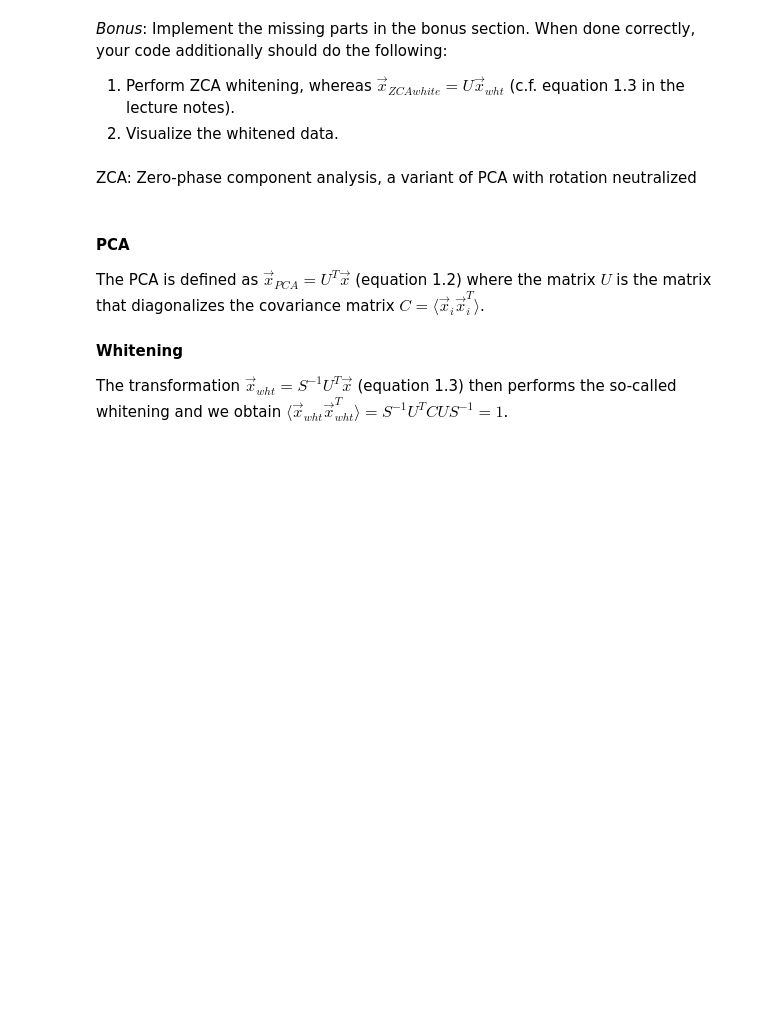
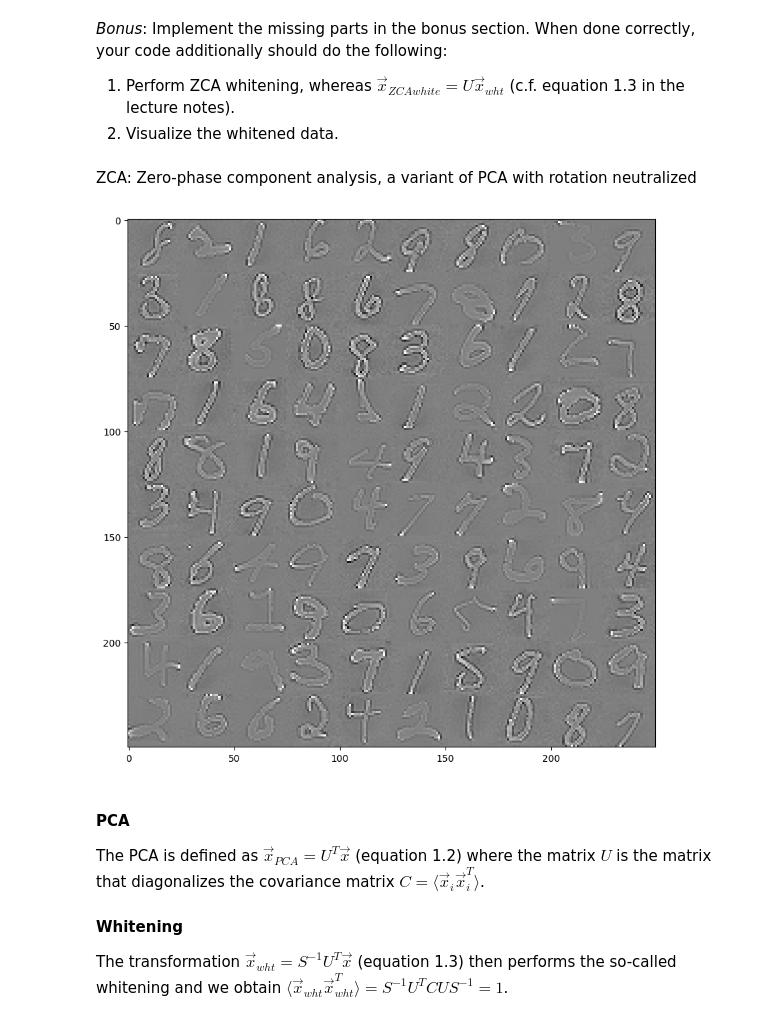
Before and after one commit to lorenz-reichert/maschinelles-lernen-2026, a Jupyter notebook: exercise_1.ipynb, the cells around one changed output. Cells and saved outputs as stored; diff of their text form; code cells hidden in the pictures; blank space fills up the shorter version.

```diff
--- a/exercise_1.ipynb
+++ b/exercise_1.ipynb
@@ -294,24 +295,29 @@ ZCA: Zero-phase component analysis, a variant of PCA with rotation neutralized
 # %%
 #% TODO epsilon : avoid negative numbers while computing stdDeviations
 epsilon = 0.1
 
 # TODO perform principal component analysis (help pca)
-# basis = -1 #get basis vector components
+mean_free_patches = patches - np.mean(patches, axis=0)
+pca = PCA(n_components=patches.shape[1])
+pca.fit(mean_free_patches)
+basis = pca.components_ #get basis vector components
 
 # TODO compute the covariance matrix of the patches
-covariance = -1
+covariance = np.cov(patches, rowvar=False)
 
 # TODO compute diagonal matrix S containing the standard deviations (c.f. page 6)
-std_deviations = -1
+std_deviations = np.sqrt(np.maximum(pca.explained_variance_, 0) + epsilon)
 
 # TODO pca whitening (c.f. equation 1.3)
-xPCAwhite = -1
+xPCAwhite = np.matmul(patches, basis.T) / std_deviations
 
 # TODO zca whitening
-xZCAwhite = -1
+xZCAwhite = np.matmul(xPCAwhite, basis)
 
 # TODO visualize the whitened data
-# show_in_grid(xZCAwhite[:n_basis], patch_size, patch_size)
+show_in_grid(xZCAwhite[:n_basis], patch_size, patch_size)
+# %% [output]
+[figure, added]
 # %% [markdown]
 #### PCA
 The PCA is defined as $\vec{x}_{PCA}=U^T\vec{x}$ (equation 1.2) where the matrix $U$ is the matrix that diagonalizes the covariance matrix $C=\langle\vec{x}_{i}\vec{x}_{i}^T\rangle$.
```
Also changed, not shown: parts of 4 cells of this notebook.
